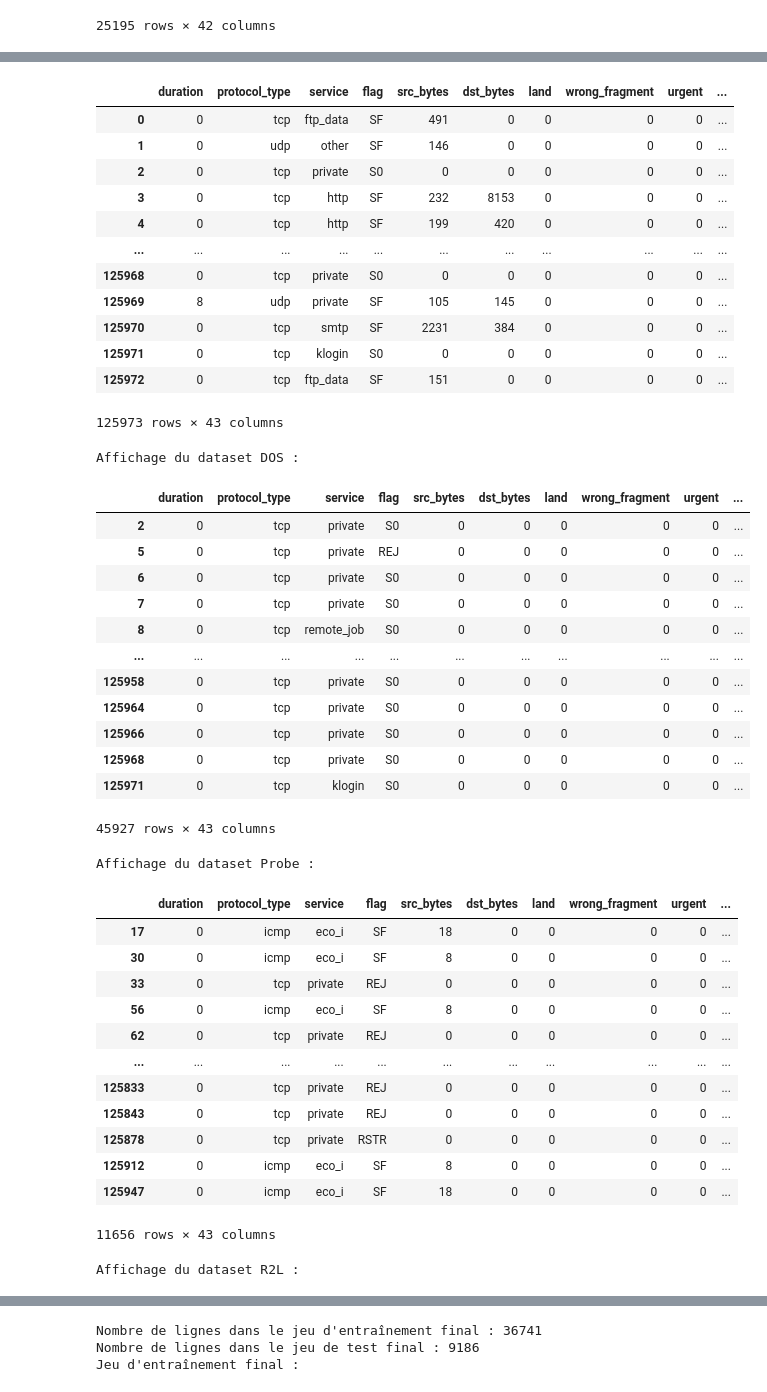
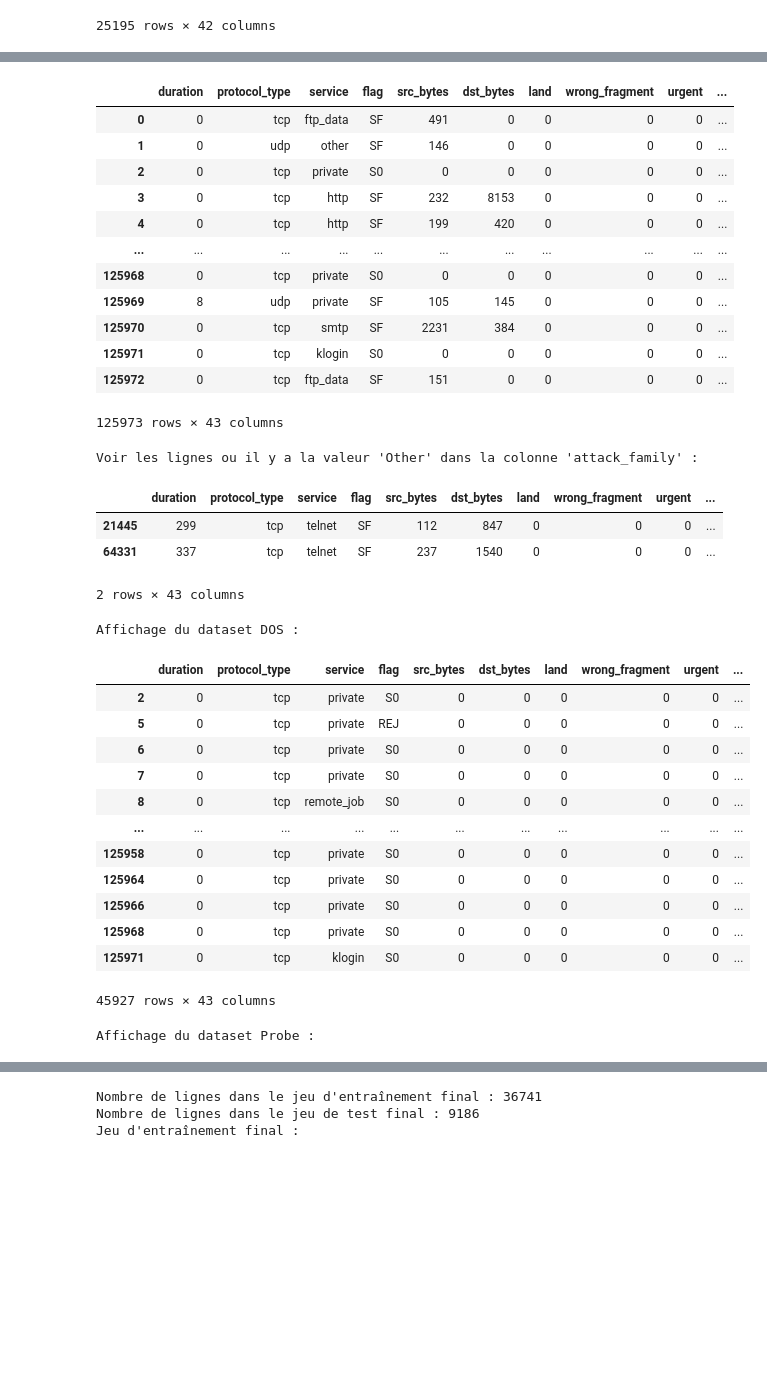
Before and after one commit to gogo25171/Projet1_Pretraitement, a Jupyter notebook: Projet1_Pretraitement_ClementGauthier.ipynb, the cells around one changed output, grey strips where cells are left out. Drawn from its saved outputs; the diff is of its cells as text; code cells hidden in the pictures; blank space fills up the shorter version.

```diff
--- a/Projet1_Pretraitement_ClementGauthier.ipynb
+++ b/Projet1_Pretraitement_ClementGauthier.ipynb
@@ -350,7 +350,7 @@ Jeu de test final :
 # %%
 # Question 10 (suite) - Regroupement des attaques en grandes familles (DOS, Probe, R2L, U2R)
 
-# Listes fournies stockées dans des variables
+## Listes fournies stockées dans des variables
 dos = [
     "back","land","neptune","pod","smurf","teardrop","mailbomb",
     "processtable","udpstorm","apache2","worm"
@@ -362,7 +362,7 @@ probe = [
 
 r2l = [
     "guess_passwd","ftp_write","imap","phf","multihop","warezmaster",
-    "xlock","xsnoop","snmpguess","snmpgetattack","httptunnel","sendmail","named"
+    "xlock","xsnoop","snmpguess","snmpgetattack","httptunnel","sendmail","named", "warezclient"
 ]
 
 u2r = [
@@ -371,7 +371,7 @@ u2r = [
 
 normal = ["normal"]
 
-# Construire un dictionnaire de correspondance (label -> grand groupe)
+## Construire un dictionnaire de correspondance (label -> grand groupe)
 mapping = {}
 for name in dos:
     mapping[name] = 'DOS'
@@ -384,23 +384,27 @@ for name in u2r:
 for name in normal:
     mapping[name] = 'Normal'
 
-# Lecture / extraction de la colonne 'label'
+## Lecture / extraction de la colonne 'label'
 labels_raw = train_data_q10['label'].astype(str)  # S'assurer que la colonne est du texte
 
-# Mettre 'Other' pour les labels inconnus (non présents dans les listes fournies)
+## Mettre 'Other' pour les labels inconnus (non présents dans les listes fournies)
 labels_grouped = labels_raw.apply(lambda x: mapping.get(x, 'Other'))
 
-# Afficher les comptes par grand groupe
+## Afficher les comptes par grand groupe
 print("Comptes par grand groupe :")
 print(labels_grouped.value_counts())
+print("\n")
 
-# Ajouter la nouvelle colonne au jeu d'entraînement
+## Ajouter la nouvelle colonne au jeu d'entraînement et afficher le résultat
 train_data_q10['attack_family'] = labels_grouped
-
+print("Jeu d'entraînement avec la nouvelle colonne 'attack_family' :")
 display(train_data_q10)
 print("\n")
+print("Voir les lignes ou il y a la valeur 'Other' dans la colonne 'attack_family' :")
+display(train_data_q10[train_data_q10['attack_family'] == 'Other'])
+print("\n")
 
-# Découpage par famille d'attaque en jeux distincts
+## Découpage par famille d'attaque en jeux distincts
 
 dataset_DOS = train_data_q10[train_data_q10['attack_family'] == 'DOS']
 dataset_Probe = train_data_q10[train_data_q10['attack_family'] == 'Probe']
@@ -408,11 +412,11 @@ dataset_R2L = train_data_q10[train_data_q10['attack_family'] == 'R2L']
 dataset_U2R = train_data_q10[train_data_q10['attack_family'] == 'U2R']
 dataset_Normal = train_data_q10[train_data_q10['attack_family'] == 'Normal']
 
-# Liste de tous les jeux pour des boucles ultérieures
+## Liste de tous les jeux pour des boucles ultérieures
 list_datasets = [dataset_DOS, dataset_Probe, dataset_R2L, dataset_U2R, dataset_Normal]
 list_names = ['DOS', 'Probe', 'R2L', 'U2R', 'Normal']
 
-# Vérification des jeux créés (boucle où "i" est l'index et "dataset" est la variable concrète)
+## Vérification des jeux créés (boucle où "i" est l'index et "dataset" est la variable concrète)
 for i, dataset in enumerate(list_datasets):
     print(f"Affichage du dataset {list_names[i]} : ")
     display(dataset)
@@ -430,43 +437,34 @@ Name: count, dtype: int64
 |  | duration | protocol_type | service | flag | src_bytes | dst_bytes | land | wrong_fragment | urgent | ... |
 | 0 | 0 | tcp | ftp_data | SF | 491 | 0 | 0 | 0 | 0 | ... |
 | 1 | 0 | udp | other | SF | 146 | 0 | 0 | 0 | 0 | ... |
 | 2 | 0 | tcp | private | S0 | 0 | 0 | 0 | 0 | 0 | ... |
 | 3 | 0 | tcp | http | SF | 232 | 8153 | 0 | 0 | 0 | ... |
 | 4 | 0 | tcp | http | SF | 199 | 420 | 0 | 0 | 0 | ... |
 | ... | ... | ... | ... | ... | ... | ... | ... | ... | ... | ... |
 | 125968 | 0 | tcp | private | S0 | 0 | 0 | 0 | 0 | 0 | ... |
 | 125969 | 8 | udp | private | SF | 105 | 145 | 0 | 0 | 0 | ... |
 | 125970 | 0 | tcp | smtp | SF | 2231 | 384 | 0 | 0 | 0 | ... |
 | 125971 | 0 | tcp | klogin | S0 | 0 | 0 | 0 | 0 | 0 | ... |
 | 125972 | 0 | tcp | ftp_data | SF | 151 | 0 | 0 | 0 | 0 | ... |
 125973 rows × 43 columns
-Affichage du dataset DOS :
+Voir les lignes ou il y a la valeur 'Other' dans la colonne 'attack_family' :
 |  | duration | protocol_type | service | flag | src_bytes | dst_bytes | land | wrong_fragment | urgent | ... |
-| 2 | 0 | tcp | private | S0 | 0 | 0 | 0 | 0 | 0 | ... |
-| 5 | 0 | tcp | private | REJ | 0 | 0 | 0 | 0 | 0 | ... |
-| 6 | 0 | tcp | private | S0 | 0 | 0 | 0 | 0 | 0 | ... |
-| 7 | 0 | tcp | private | S0 | 0 | 0 | 0 | 0 | 0 | ... |
-| 8 | 0 | tcp | remote_job | S0 | 0 | 0 | 0 | 0 | 0 | ... |
-| ... | ... | ... | ... | ... | ... | ... | ... | ... | ... | ... |
-| 125958 | 0 | tcp | private | S0 | 0 | 0 | 0 | 0 | 0 | ... |
-| 125964 | 0 | tcp | private | S0 | 0 | 0 | 0 | 0 | 0 | ... |
-| 125966 | 0 | tcp | private | S0 | 0 | 0 | 0 | 0 | 0 | ... |
-| 125968 | 0 | tcp | private | S0 | 0 | 0 | 0 | 0 | 0 | ... |
-| 125971 | 0 | tcp | klogin | S0 | 0 | 0 | 0 | 0 | 0 | ... |
+| 21445 | 299 | tcp | telnet | SF | 112 | 847 | 0 | 0 | 0 | ... |
+| 64331 | 337 | tcp | telnet | SF | 237 | 1540 | 0 | 0 | 0 | ... |
-45927 rows × 43 columns
+2 rows × 43 columns
-Affichage du dataset Probe :
+Affichage du dataset DOS :
 |  | duration | protocol_type | service | flag | src_bytes | dst_bytes | land | wrong_fragment | urgent | ... |
-| 17 | 0 | icmp | eco_i | SF | 18 | 0 | 0 | 0 | 0 | ... |
-| 30 | 0 | icmp | eco_i | SF | 8 | 0 | 0 | 0 | 0 | ... |
-| 33 | 0 | tcp | private | REJ | 0 | 0 | 0 | 0 | 0 | ... |
-| 56 | 0 | icmp | eco_i | SF | 8 | 0 | 0 | 0 | 0 | ... |
-| 62 | 0 | tcp | private | REJ | 0 | 0 | 0 | 0 | 0 | ... |
+| 2 | 0 | tcp | private | S0 | 0 | 0 | 0 | 0 | 0 | ... |
+| 5 | 0 | tcp | private | REJ | 0 | 0 | 0 | 0 | 0 | ... |
+| 6 | 0 | tcp | private | S0 | 0 | 0 | 0 | 0 | 0 | ... |
+| 7 | 0 | tcp | private | S0 | 0 | 0 | 0 | 0 | 0 | ... |
+| 8 | 0 | tcp | remote_job | S0 | 0 | 0 | 0 | 0 | 0 | ... |
 | ... | ... | ... | ... | ... | ... | ... | ... | ... | ... | ... |
-| 125833 | 0 | tcp | private | REJ | 0 | 0 | 0 | 0 | 0 | ... |
-| 125843 | 0 | tcp | private | REJ | 0 | 0 | 0 | 0 | 0 | ... |
-| 125878 | 0 | tcp | private | RSTR | 0 | 0 | 0 | 0 | 0 | ... |
-| 125912 | 0 | icmp | eco_i | SF | 8 | 0 | 0 | 0 | 0 | ... |
-| 125947 | 0 | icmp | eco_i | SF | 18 | 0 | 0 | 0 | 0 | ... |
+| 125958 | 0 | tcp | private | S0 | 0 | 0 | 0 | 0 | 0 | ... |
+| 125964 | 0 | tcp | private | S0 | 0 | 0 | 0 | 0 | 0 | ... |
+| 125966 | 0 | tcp | private | S0 | 0 | 0 | 0 | 0 | 0 | ... |
+| 125968 | 0 | tcp | private | S0 | 0 | 0 | 0 | 0 | 0 | ... |
+| 125971 | 0 | tcp | klogin | S0 | 0 | 0 | 0 | 0 | 0 | ... |
-11656 rows × 43 columns
+45927 rows × 43 columns
-Affichage du dataset R2L :
+Affichage du dataset Probe :
 |  | duration | protocol_type | service | flag | src_bytes | dst_bytes | land | wrong_fragment | urgent | ... |
```
Also changed, not shown: parts of 4 cells of this notebook, 3 other files.
